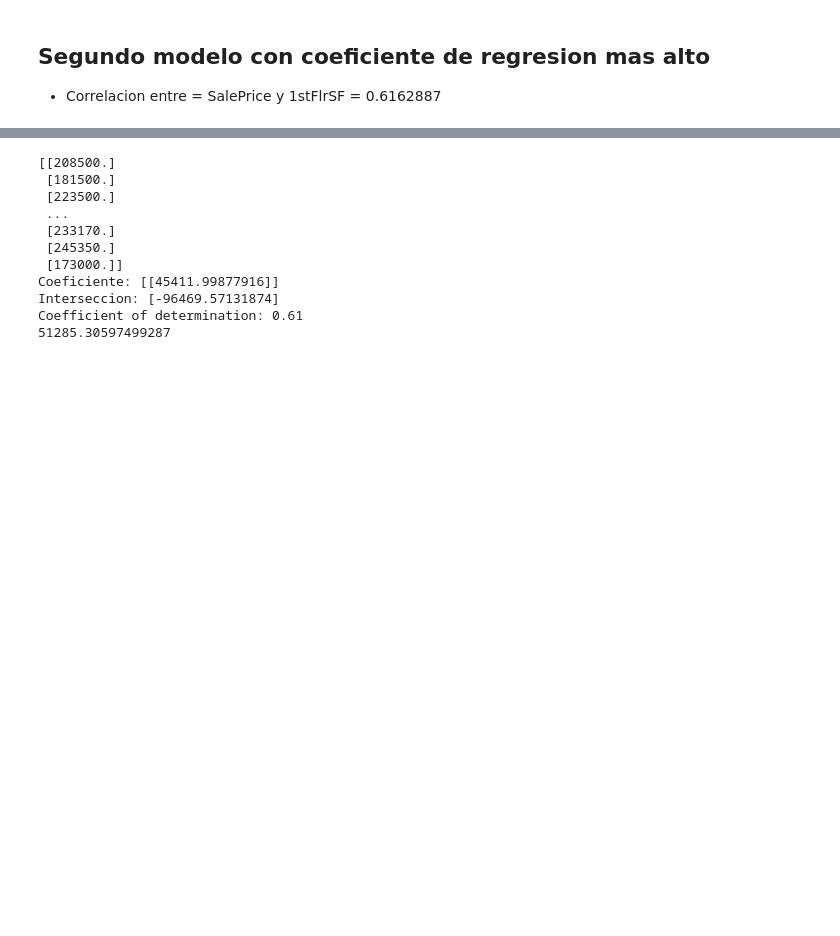
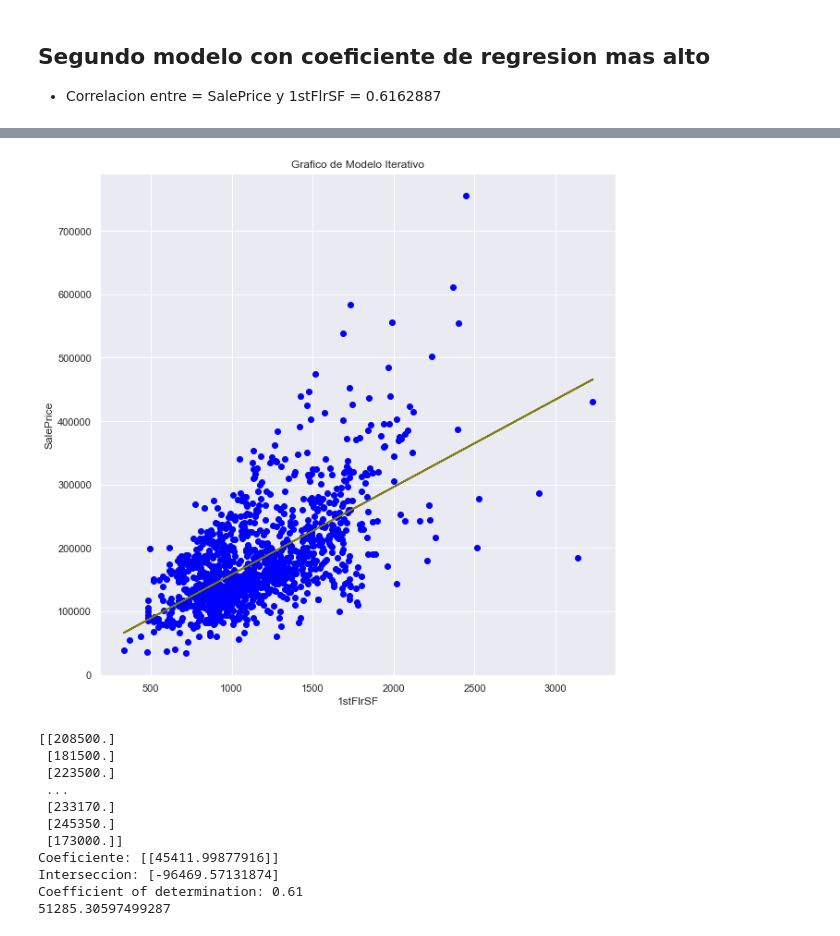
Before and after one commit to RainieroPV/Ciencia-de-Datos-en-Python, a Jupyter notebook: Proyecto_Final.ipynb, the cells around one changed output, grey strips where cells are left out. Saved outputs shown, nothing was run; the diff lists cells and outputs as text; code cells hidden in the pictures; blank space fills up the shorter version.

```diff
--- a/Proyecto_Final.ipynb
+++ b/Proyecto_Final.ipynb
@@ -272,3 +277,7 @@ Grafica de Error:
+# %%
+diagramar_modelo_iteracion(Modelo.iloc[:,0], "SalePrice", Modelo.iloc[:,2], "1stFlrSF", 30000, Mod2)
+# %% [output]
+[figure, added]
 # %%
 from sklearn.metrics import mean_squared_error
 
```
Also changed, not shown: parts of 7 cells of this notebook.
